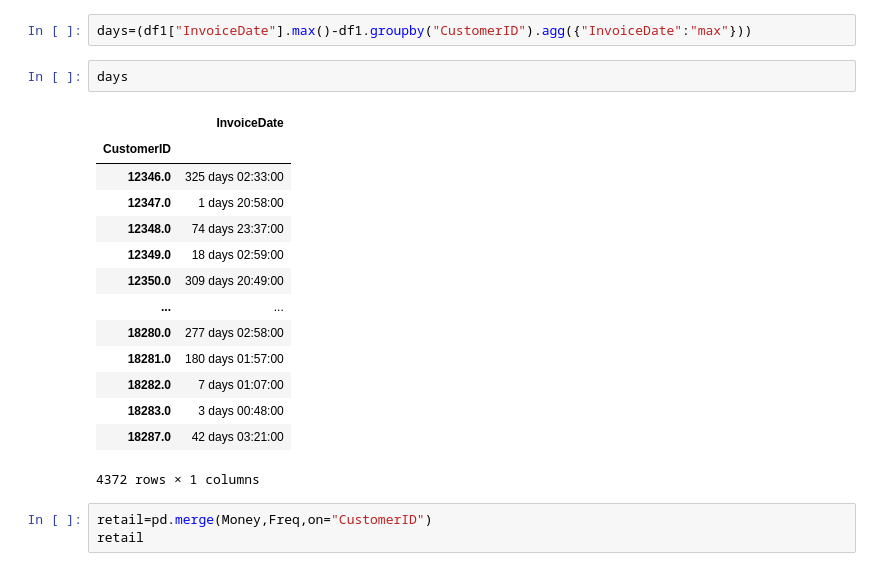
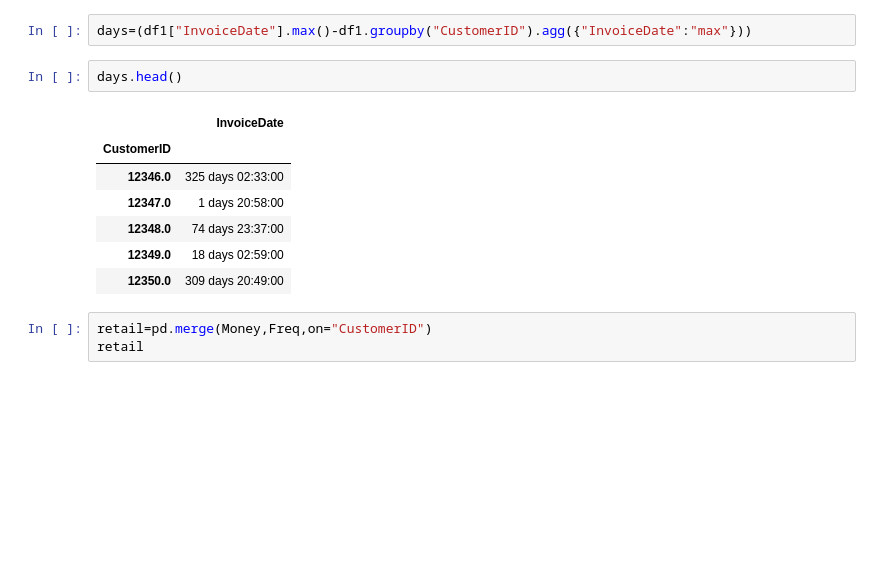
Before and after one commit to CMA-PRATIM/FINANCE, a Jupyter notebook: Ecommerce_Customer_Segmentatio.ipynb, the cells around one changed output. Drawn from its saved outputs; the diff is of its cells as text; blank space fills up the shorter version.

```diff
--- a/Ecommerce_Customer_Segmentatio.ipynb
+++ b/Ecommerce_Customer_Segmentatio.ipynb
@@ -226,22 +219,15 @@ df1
 # %%
 days=(df1["InvoiceDate"].max()-df1.groupby("CustomerID").agg({"InvoiceDate":"max"}))
 # %%
-days
+days.head()
 # %% [output]
 |  | InvoiceDate |
 | CustomerID |  |
 | 12346.0 | 325 days 02:33:00 |
 | 12347.0 | 1 days 20:58:00 |
 | 12348.0 | 74 days 23:37:00 |
 | 12349.0 | 18 days 02:59:00 |
 | 12350.0 | 309 days 20:49:00 |
-| ... | ... |
-| 18280.0 | 277 days 02:58:00 |
-| 18281.0 | 180 days 01:57:00 |
-| 18282.0 | 7 days 01:07:00 |
-| 18283.0 | 3 days 00:48:00 |
-| 18287.0 | 42 days 03:21:00 |
-4372 rows × 1 columns
 # %%
 retail=pd.merge(Money,Freq,on="CustomerID")
 retail
```
Also changed, not shown: parts of 18 cells of this notebook.
